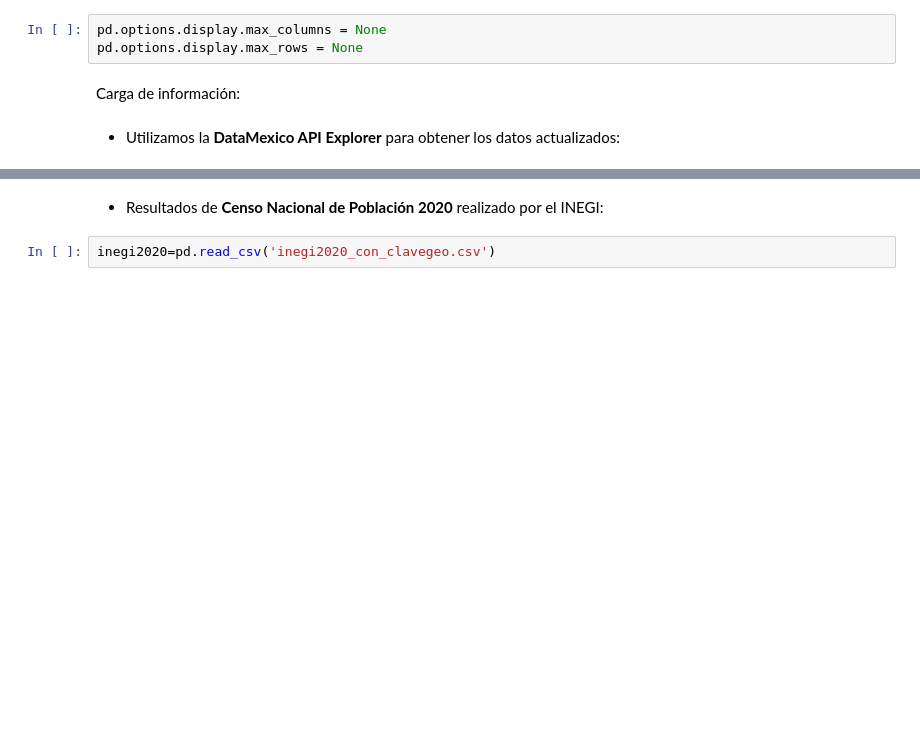
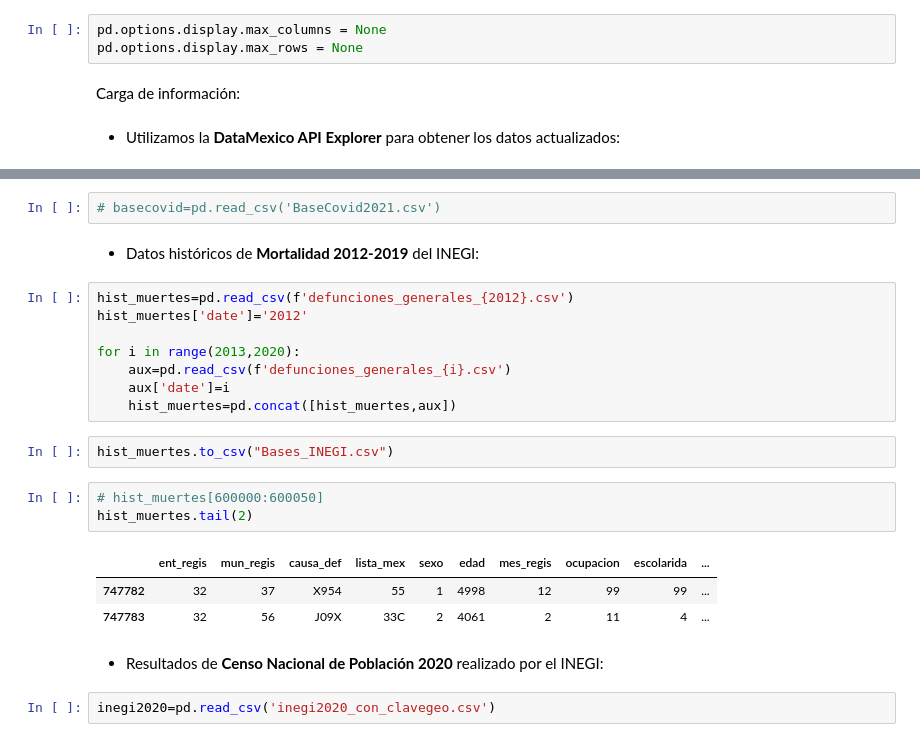
Before and after one commit to NayelySaldivar/DesafioData, a Jupyter notebook: DataMexico_Mortalidad.ipynb, the cells around one changed output, grey strips where cells are left out. Drawn from its saved outputs; the diff is of its cells as text; blank space fills up the shorter version.

Commit message:
Uniendo las bases INEGI

```diff
--- a/DataMexico_Mortalidad.ipynb
+++ b/DataMexico_Mortalidad.ipynb
@@ -20,3 +20,24 @@ data_api=pd.DataFrame(data.json()["data"])
+# %%
+# basecovid=pd.read_csv('BaseCovid2021.csv')
+# %% [markdown]
+- Datos históricos de **Mortalidad 2012-2019** del INEGI:
+# %%
+hist_muertes=pd.read_csv(f'defunciones_generales_{2012}.csv')
+hist_muertes['date']='2012'
+
+for i in range(2013,2020):
+    aux=pd.read_csv(f'defunciones_generales_{i}.csv')
+    aux['date']=i
+    hist_muertes=pd.concat([hist_muertes,aux])
+# %%
+hist_muertes.to_csv("Bases_INEGI.csv")
+# %%
+# hist_muertes[600000:600050]
+hist_muertes.tail(2)
+# %% [output]
+|  | ent_regis | mun_regis | causa_def | lista_mex | sexo | edad | mes_regis | ocupacion | escolarida | ... |
+| 747782 | 32 | 37 | X954 | 55 | 1 | 4998 | 12 | 99 | 99 | ... |
+| 747783 | 32 | 56 | J09X | 33C | 2 | 4061 | 2 | 11 | 4 | ... |
 # %% [markdown]
 - Resultados de **Censo Nacional de Población 2020** realizado por el INEGI:
 # %%
```
Also changed, not shown: parts of 3 cells of this notebook.
